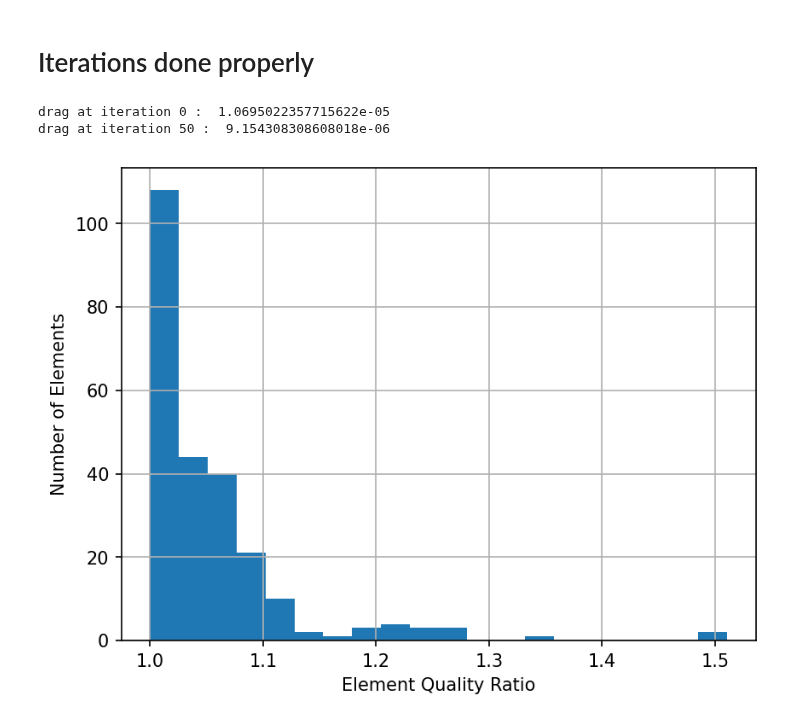
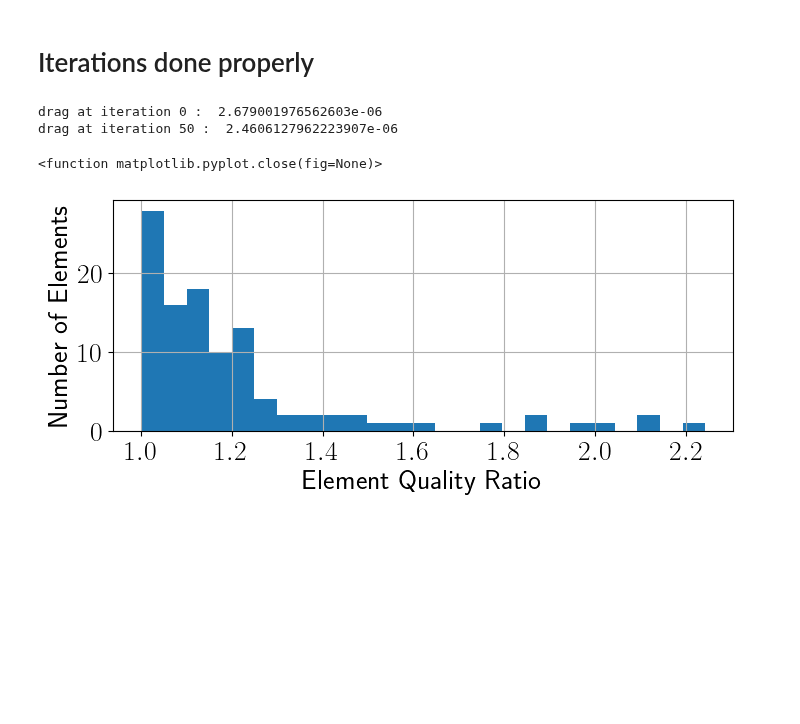
Before and after one commit to Alpel99/comp_math_SE, a Jupyter notebook: code/1_shape_opt_auto_final.ipynb, the cells around one changed output. Saved outputs shown, nothing was run; the diff lists cells and outputs as text; code cells hidden in the pictures; blank space fills up the shorter version.

Commit message:
latest notebook with plots

```diff
--- a/code/1_shape_opt_auto_final.ipynb
+++ b/code/1_shape_opt_auto_final.ipynb
@@ -7,13 +7,33 @@ import numpy as np
+# %%
+from pylab import rcParams
+rcParams['figure.figsize'] = 8, 3
+
+plt.rc('text', usetex=True)
+plt.rcParams['text.usetex']=True
+
+plt.rc('font', family='sans-serif', weight='bold')
+
+SMALL_SIZE = 20
+MEDIUM_SIZE = 20
+BIGGER_SIZE = 25
+
+plt.rc('font', size=SMALL_SIZE)          # controls default text sizes
+plt.rc('axes', titlesize=BIGGER_SIZE)    # fontsize of the axes title
+plt.rc('axes', labelsize=MEDIUM_SIZE)    # fontsize of the x and y labels
+plt.rc('xtick', labelsize=SMALL_SIZE)    # fontsize of the tick labels
+plt.rc('ytick', labelsize=SMALL_SIZE)    # fontsize of the tick labels
+plt.rc('legend', fontsize=SMALL_SIZE)    # legend fontsize
+plt.rc('figure', titlesize=BIGGER_SIZE)  # fontsize of the figure title
 # %% [markdown]
 Setup Geometry with 2 different mesh density regions
 - $\tt{h_{fine}}$ is the parameter for the mesh region adjacent to the Cylinder Boundary $\Gamma$
 - $\tt{h_{coarse}}$ for the region adjacent to the outer domain boundary $\Gamma_{\infty}$
 # %%
 geo = SplineGeometry()
-h_coarse = 0.5
-h_fine = 0.5
+h_coarse = 1.5
+h_fine = 1.5
 geo.AddRectangle( (-3,-2), (3, 2), bcs = ("top", "out", "bot", "in"), leftdomain=1, rightdomain=0, maxh=h_coarse)
-geo.AddCircle(c=(0, 0), r=1, leftdomain=2, rightdomain=1, bc="outer_cylinder", maxh=h_fine)
+geo.AddCircle(c=(0, 0), r=0.7, leftdomain=2, rightdomain=1, bc="outer_cylinder", maxh=h_fine)
 geo.AddCircle(c=(0, 0), r=0.5, leftdomain=0, rightdomain=2, bc="cyl", maxh=h_fine)
 #geo.SetDomainMaxH(2, 0.08)
 mesh = Mesh(geo.GenerateMesh(maxh=h_coarse))
@@ -209,7 +229,7 @@ b += (InnerProduct(grad(X),grad(PHI)+grad(PHI).trans)).Compile() *dx + (InnerPro
 #Cauchy-Riemann Penalisation
 gamma0 = 25
 gamma = Parameter(gamma0)
-Gamma = 30
+Gamma = 50
 b += Gamma*(PHI.Deriv()[0,0] - PHI.Deriv()[1,1])*(X.Deriv()[0,0] - X.Deriv()[1,1])*dx
 b += Gamma*(PHI.Deriv()[1,0] - PHI.Deriv()[0,1])*(X.Deriv()[1,0] - X.Deriv()[0,1])*dx
 # %%
@@ -276,7 +296,7 @@ for i in range(0,iter_max):
     if i%50 == 0:
         print('drag at iteration', i, ': ', Jold)
 
-    titles = ["drag","volume","bc_x","bc_y","scale","gfxnorm","gfxbndnorm"] # collecting data
+    titles = ["Energy Dissipation","Volume","bc_x","bc_y","scale","gfxnorm","gfxbndnorm"] # collecting data
     data[0].append(Integrate(calc_drag(gfu),mesh))
     data[1].append(vol.Get())
     data[2].append(bc_x.Get())
@@ -319,8 +339,8 @@ for i in range(0,iter_max):
 
     Redraw(blocking=True)
 # %% [output]
-drag at iteration 0 :  1.0695022357715622e-05
-drag at iteration 50 :  9.154308308608018e-06
+drag at iteration 0 :  2.679001976562603e-06
+drag at iteration 50 :  2.4606127962223907e-06
 # %%
 Element_Iterator = mesh.Elements()
 Element_Quality_Data = np.empty(Element_Iterator.stop)
@@ -329,34 +349,36 @@ deformation_vector = np.asarray(gfset.vec)
 # Element Quality ratio eta with sidelengths a,b,c of element K
 def eta_K(abc):
     A, B, C = abc[0,:], abc[1,:], abc[2,:]
     a, b, c = np.linalg.norm(A-C), np.linalg.norm(A-B), np.linalg.norm(B-C)
     s = 1/2*(a+b+c) #half the circumference of element
     A = np.sqrt(s*(s-a)*(s-b)*(s-c)) #Area calculation with Heron Theorem
     r = 2*A / (a+b+c) # radius of inscribed circle
     R = (a*b*c) / (4*A) # radius of circumscribed circle
     eta = R / (2*r)
     return eta
 
 for elmnt in mesh.Elements():
     el = NodeId(ELEMENT,elmnt.nr)
     meshel = mesh[el]
     abc = np.empty([3,2])
     counter = 0
 
     for vert in elmnt.vertices:
         ve = NodeId(VERTEX, vert.nr)
         meshvert = mesh[ve]
         abc[counter] = np.asarray(meshvert.point) + deformation_vector[vert.nr]
         counter += 1
 
     counter = 0
     Element_Quality_Data[elmnt.nr] = eta_K(abc)
 
-plt.rcParams['figure.dpi'] = 150
-plt.hist(Element_Quality_Data, 20)
+plt.rcParams['figure.dpi'] = 100
+plt.hist(Element_Quality_Data, 25)
 plt.xlabel("Element Quality Ratio")
 plt.ylabel("Number of Elements")
 plt.grid()
+plt.close
 # %% [output]
+<function matplotlib.pyplot.close(fig=None)>
-[figure, old version]
+[figure, new version]
 # %%
```
Also changed, not shown: parts of 4 cells of this notebook.
